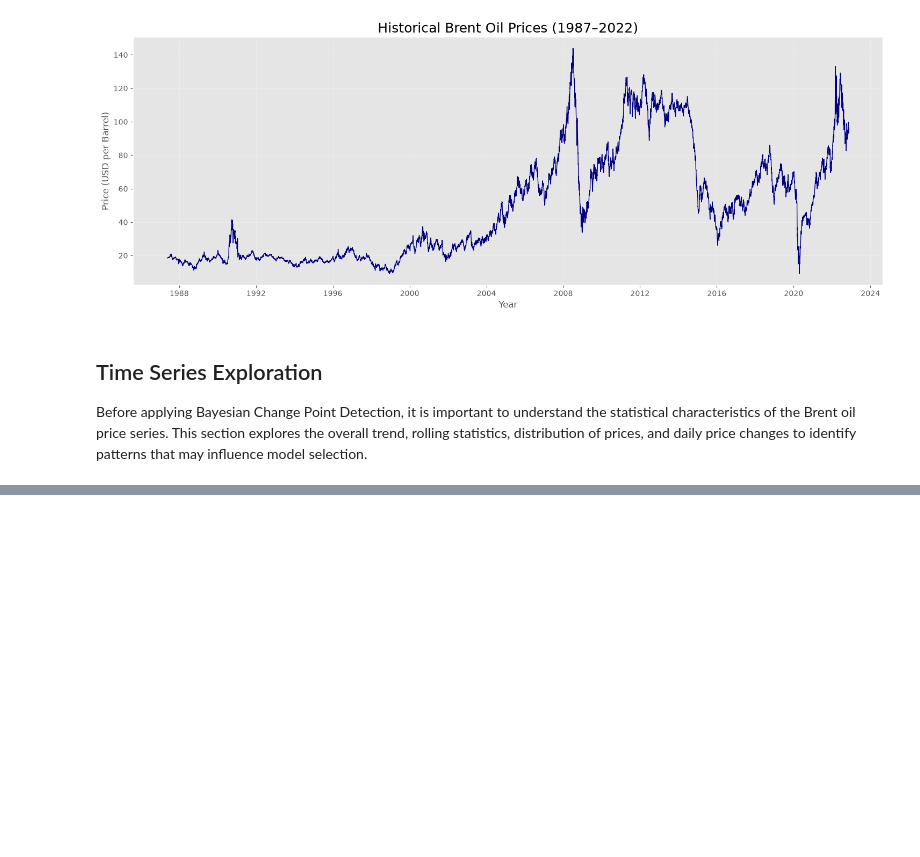
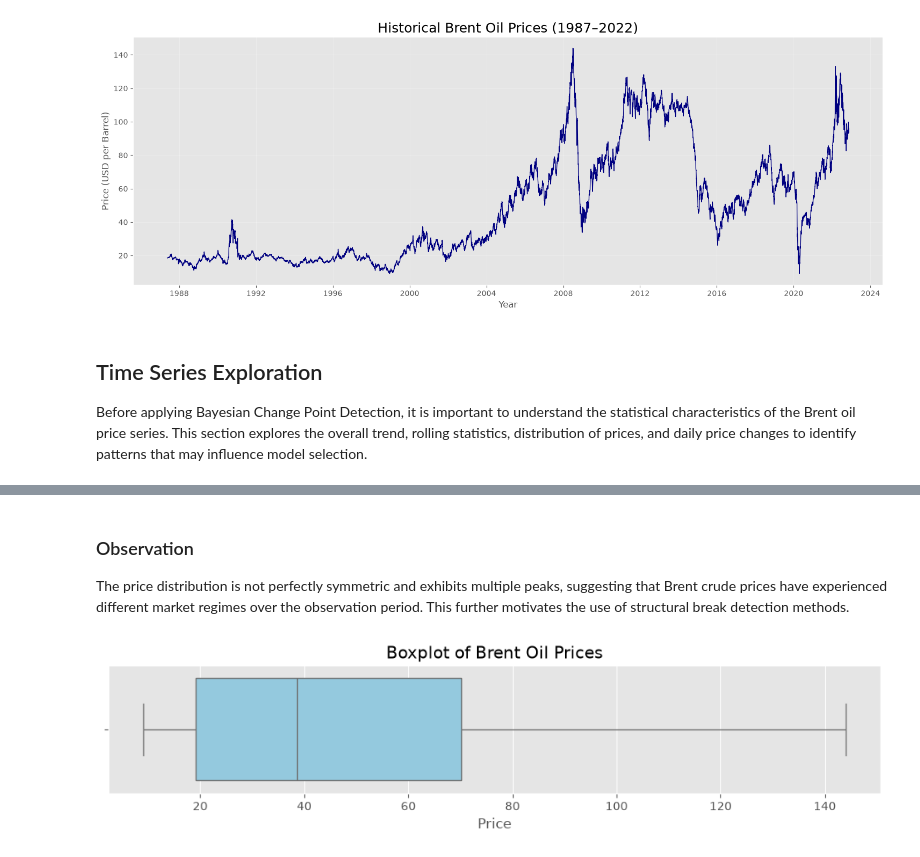
Before and after one commit to Viv-la/brent-oil-change-point-analysis, a Jupyter notebook: notebooks/01_EDA.ipynb, the cells around one changed output, grey strips where cells are left out. Saved outputs shown, nothing was run; the diff lists cells and outputs as text; code cells hidden in the pictures; blank space fills up the shorter version.

```diff
--- a/notebooks/01_EDA.ipynb
+++ b/notebooks/01_EDA.ipynb
@@ -205,0 +264,21 @@ Before applying Bayesian Change Point Detection, it is important to understand t
+# %% [markdown]
+### Observation
+
+The price distribution is not perfectly symmetric and exhibits multiple peaks, suggesting that Brent crude prices have experienced different market regimes over the observation period. This further motivates the use of structural break detection methods.
+# %%
+# ============================================================
+# Boxplot
+# ============================================================
+
+plt.figure(figsize=(12,2))
+
+sns.boxplot(
+    x=df["Price"],
+    color="skyblue"
+)
+
+plt.title("Boxplot of Brent Oil Prices")
+
+plt.show()
+# %% [output]
+[figure, added]
```
Also changed, not shown: parts of 17 cells of this notebook, 14 other files.
